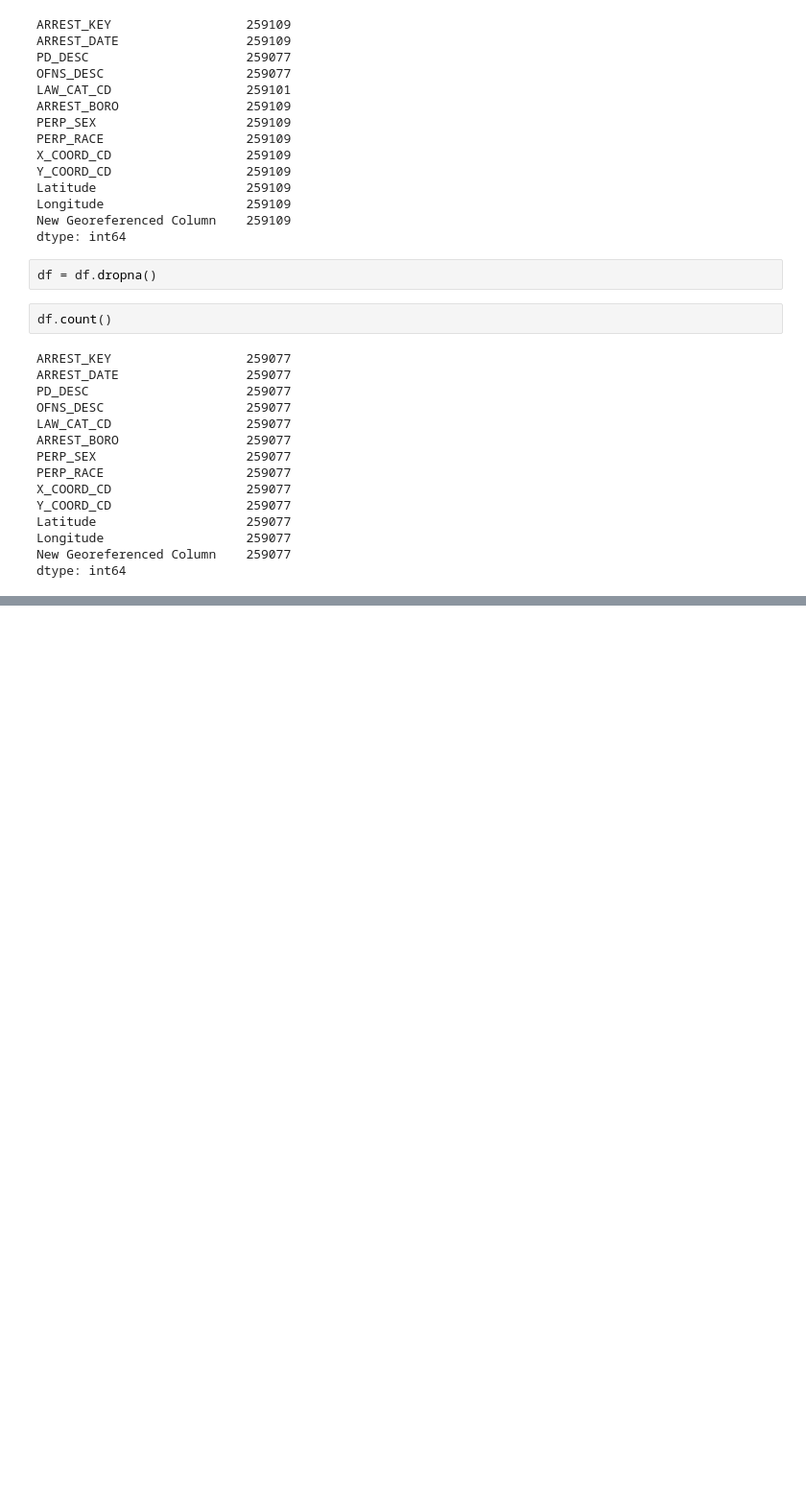
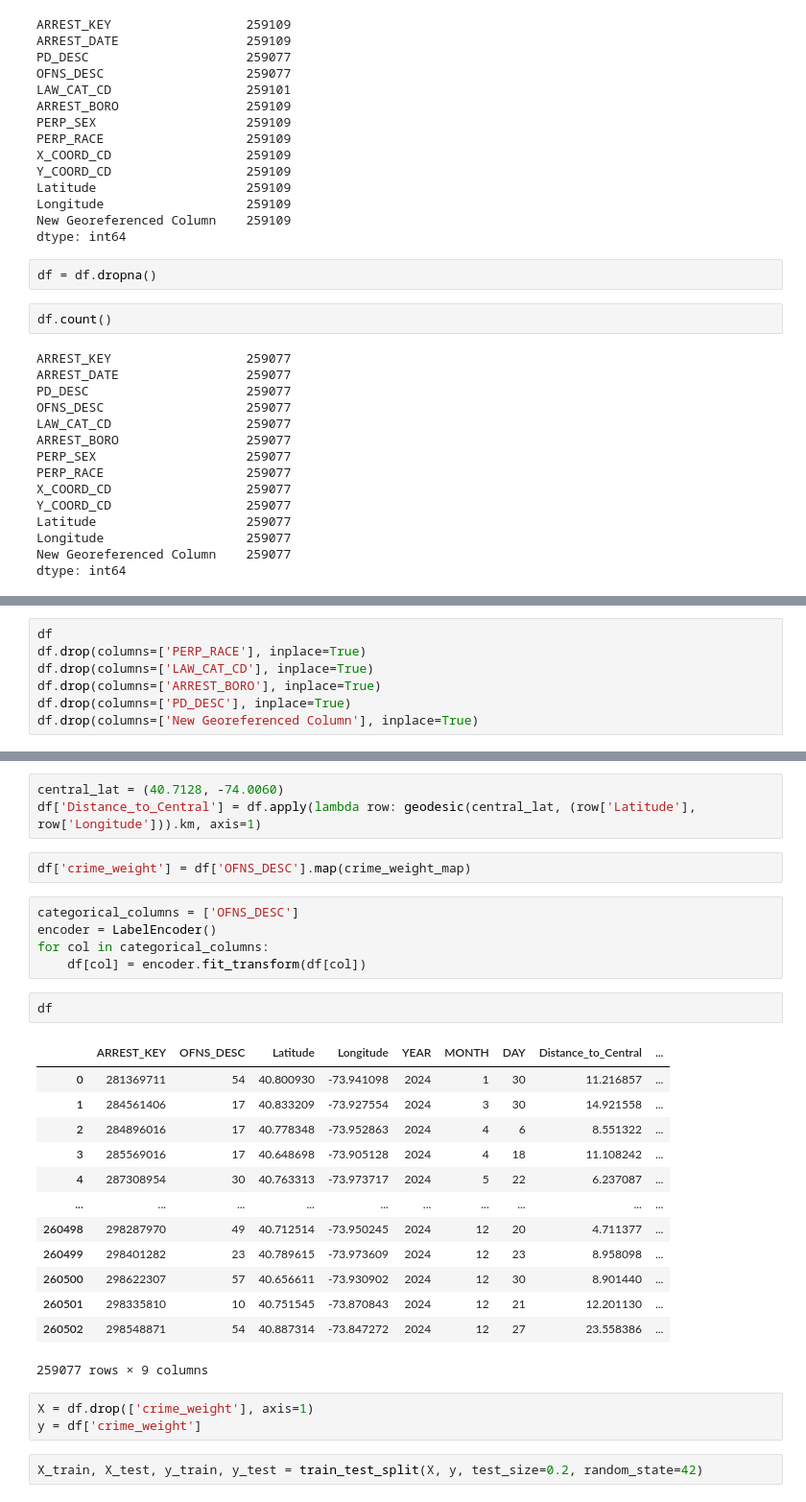
Before and after one commit to Ffarzan11/nyc_safety_indicator, a Jupyter notebook: code.ipynb, the cells around one changed output, grey strips where cells are left out. Shown: that part at 96% size. Cells and saved outputs as stored; diff of their text form; blank space fills up the shorter version.

```diff
--- a/code.ipynb
+++ b/code.ipynb
@@ -125,0 +260,7 @@ dtype: int64
+# %%
+df
+df.drop(columns=['PERP_RACE'], inplace=True)
+df.drop(columns=['LAW_CAT_CD'], inplace=True)
+df.drop(columns=['ARREST_BORO'], inplace=True)
+df.drop(columns=['PD_DESC'], inplace=True)
+df.drop(columns=['New Georeferenced Column'], inplace=True)
@@ -125,0 +283,31 @@ dtype: int64
+# %%
+central_lat = (40.7128, -74.0060)
+df['Distance_to_Central'] = df.apply(lambda row: geodesic(central_lat, (row['Latitude'], row['Longitude'])).km, axis=1)
+# %%
+df['crime_weight'] = df['OFNS_DESC'].map(crime_weight_map)
+# %%
+categorical_columns = ['OFNS_DESC']
+encoder = LabelEncoder()
+for col in categorical_columns:
+    df[col] = encoder.fit_transform(df[col])
+# %%
+df
+# %% [output]
+|  | ARREST_KEY | OFNS_DESC | Latitude | Longitude | YEAR | MONTH | DAY | Distance_to_Central | ... |
+| 0 | 281369711 | 54 | 40.800930 | -73.941098 | 2024 | 1 | 30 | 11.216857 | ... |
+| 1 | 284561406 | 17 | 40.833209 | -73.927554 | 2024 | 3 | 30 | 14.921558 | ... |
+| 2 | 284896016 | 17 | 40.778348 | -73.952863 | 2024 | 4 | 6 | 8.551322 | ... |
+| 3 | 285569016 | 17 | 40.648698 | -73.905128 | 2024 | 4 | 18 | 11.108242 | ... |
+| 4 | 287308954 | 30 | 40.763313 | -73.973717 | 2024 | 5 | 22 | 6.237087 | ... |
+| ... | ... | ... | ... | ... | ... | ... | ... | ... | ... |
+| 260498 | 298287970 | 49 | 40.712514 | -73.950245 | 2024 | 12 | 20 | 4.711377 | ... |
+| 260499 | 298401282 | 23 | 40.789615 | -73.973609 | 2024 | 12 | 23 | 8.958098 | ... |
+| 260500 | 298622307 | 57 | 40.656611 | -73.930902 | 2024 | 12 | 30 | 8.901440 | ... |
+| 260501 | 298335810 | 10 | 40.751545 | -73.870843 | 2024 | 12 | 21 | 12.201130 | ... |
+| 260502 | 298548871 | 54 | 40.887314 | -73.847272 | 2024 | 12 | 27 | 23.558386 | ... |
+259077 rows × 9 columns
+# %%
+X = df.drop(['crime_weight'], axis=1)
+y = df['crime_weight']
+# %%
+X_train, X_test, y_train, y_test = train_test_split(X, y, test_size=0.2, random_state=42)
```
Also changed, not shown: parts of 12 cells of this notebook.
